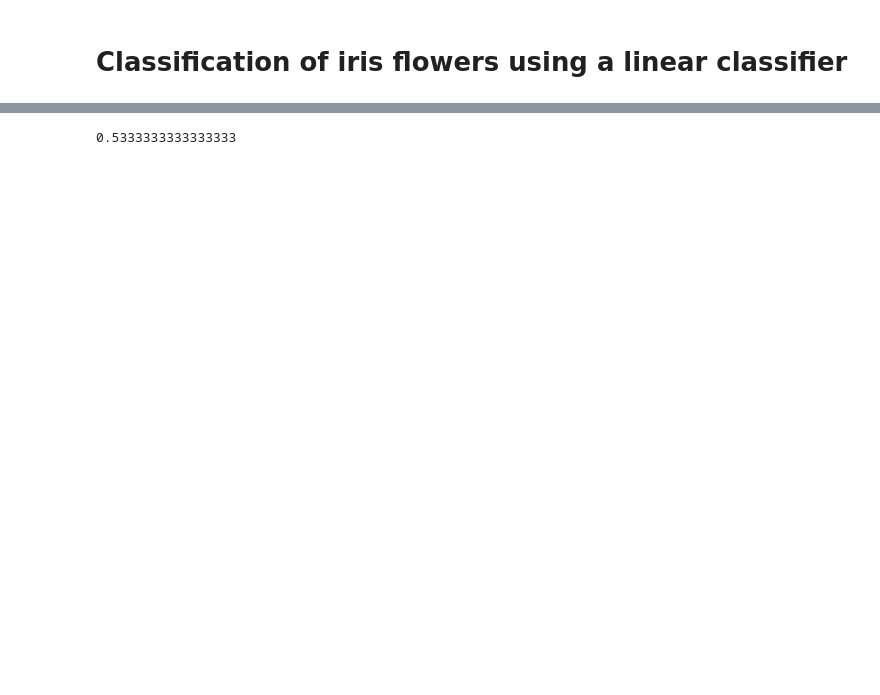
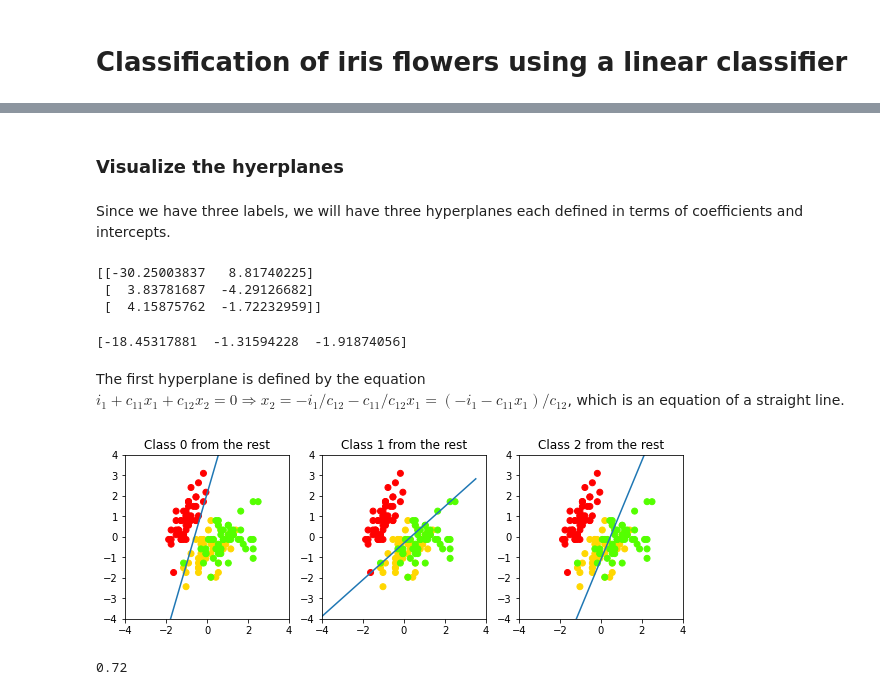
Before and after one commit to raghurama123/DataScience, a Jupyter notebook: notebooks/DS_05.ipynb, the cells around one changed output, grey strips where cells are left out. Drawn from its saved outputs; the diff is of its cells as text; code cells hidden in the pictures; blank space fills up the shorter version.

```diff
--- a/notebooks/DS_05.ipynb
+++ b/notebooks/DS_05.ipynb
@@ -52,8 +39,61 @@ y_pred=clf_model.predict(x_iris[:,0:1])
+# %%
+from sklearn.linear_model import SGDClassifier
+
+# The classification model is stochastic gradient classifier
+clf_model=SGDClassifier()
+
+# We will use sepal length/width as features
+features=x_iris[:,0:2]
+
+# Label needed for classification are 0,1,2
+label=y_iris
+
+# Fit
+clf_model.fit(features, label)
+
+# Coefficients and intercepts to define the hyperplane
+coeffs=clf_model.coef_
+intercept=clf_model.intercept_
+# %% [markdown]
+### Visualize the hyerplanes
+# %% [markdown]
+Since we have three labels, we will have three hyperplanes each defined in terms of coefficients and intercepts.
+# %%
+print(coeffs)
+# %% [output]
+[[-30.25003837   8.81740225]
+ [  3.83781687  -4.29126682]
+ [  4.15875762  -1.72232959]]
+# %%
+print(intercept)
+# %% [output]
+[-18.45317881  -1.31594228  -1.91874056]
+# %% [markdown]
+The first hyperplane is defined by the equation $i_1 + c_{11} x_1 + c_{12} x_2=0 \Rightarrow x_2 = -i_1/c_{12} - c_{11}/c_{12} x_1=(-i_1-c_{11}x_1)/c_{12}$, which is an equation of a straight line.
+# %%
+x1_min, x1_max = -4, 4
+x2_min, x2_max = -4, 4
+
+xs = np.arange(x1_min, x1_max, 0.5)
+
+fig, axes = plt.subplots(1,3,figsize=(10,10))
+
+for i in [0, 1, 2]:
+    axes[i].set_aspect(1.0)
+    axes[i].set_title('Class '+str(i)+' from the rest')
+    axes[i].set_xlim(x1_min, x1_max)
+    axes[i].set_ylim(x2_min, x2_max)
+    axes[i].scatter(features[:,0], features[:,1], c=label, cmap=plt.cm.prism)
+    ys=(-intercept[i]-xs*coeffs[i,0])/coeffs[i,1]
+    axes[i].plot(xs,ys)
+# %% [output]
+[figure, added]
 # %%
 from sklearn import metrics
-print(metrics.accuracy_score(y_pred,y_iris))
+y_pred=clf_model.predict(features)
+print(metrics.accuracy_score(y_pred,label))
 # %% [output]
-0.5333333333333333
+0.72
 # %%
 print(metrics.classification_report(y_pred,y_iris))
 # %% [output]
```
Also changed, not shown: parts of 15 cells of this notebook.
